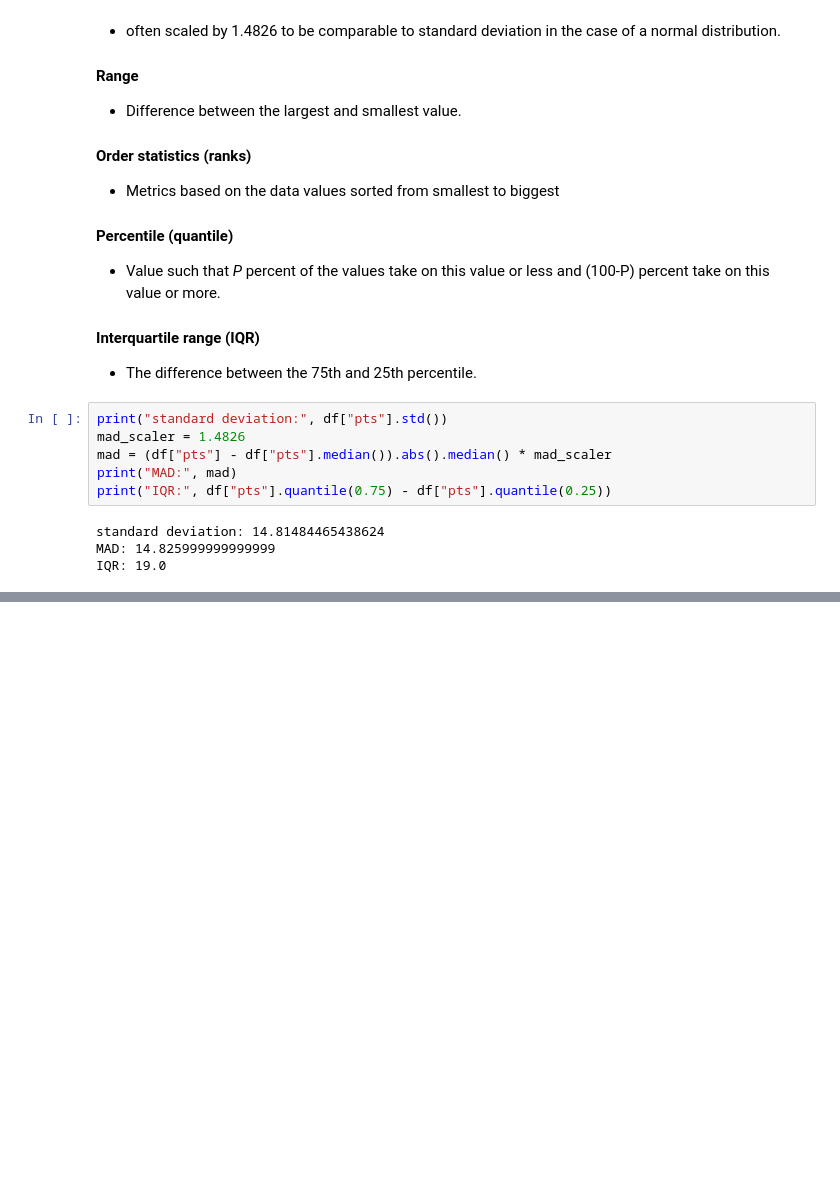
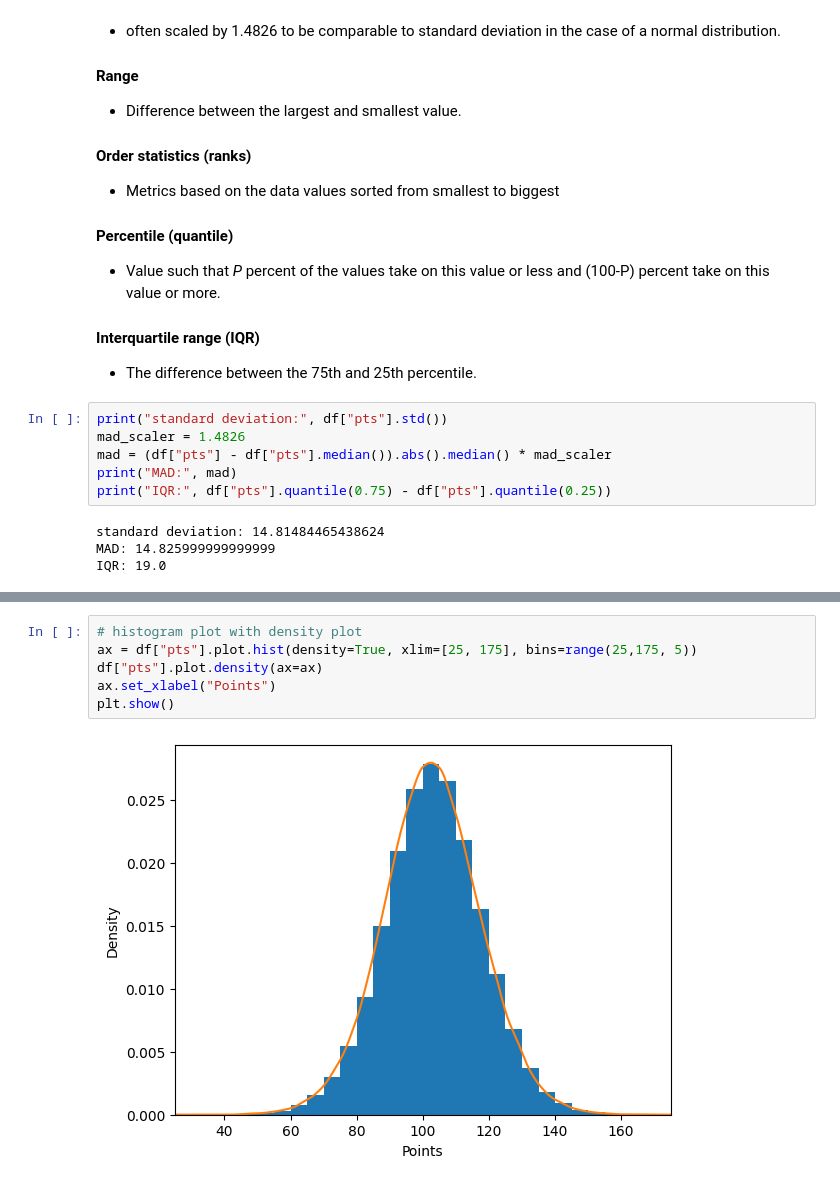
Before and after one commit to wdorsey/wdorsey-ai-engineering, a Jupyter notebook: Practical Statistics for Data Scientists/Practical Statistics for Data Scientists.ipynb, the cells around one changed output, grey strips where cells are left out. Drawn from its saved outputs; the diff is of its cells as text; blank space fills up the shorter version.

```diff
--- a/Practical Statistics for Data Scientists/Practical Statistics for Data Scientists.ipynb
+++ b/Practical Statistics for Data Scientists/Practical Statistics for Data Scientists.ipynb
@@ -193,0 +256,8 @@ IQR: 19.0
+# %%
+# histogram plot with density plot
+ax = df["pts"].plot.hist(density=True, xlim=[25, 175], bins=range(25,175, 5))
+df["pts"].plot.density(ax=ax)
+ax.set_xlabel("Points")
+plt.show()
+# %% [output]
+[figure, added]
```
Also changed, not shown: parts of 10 cells of this notebook, 21 other files.
